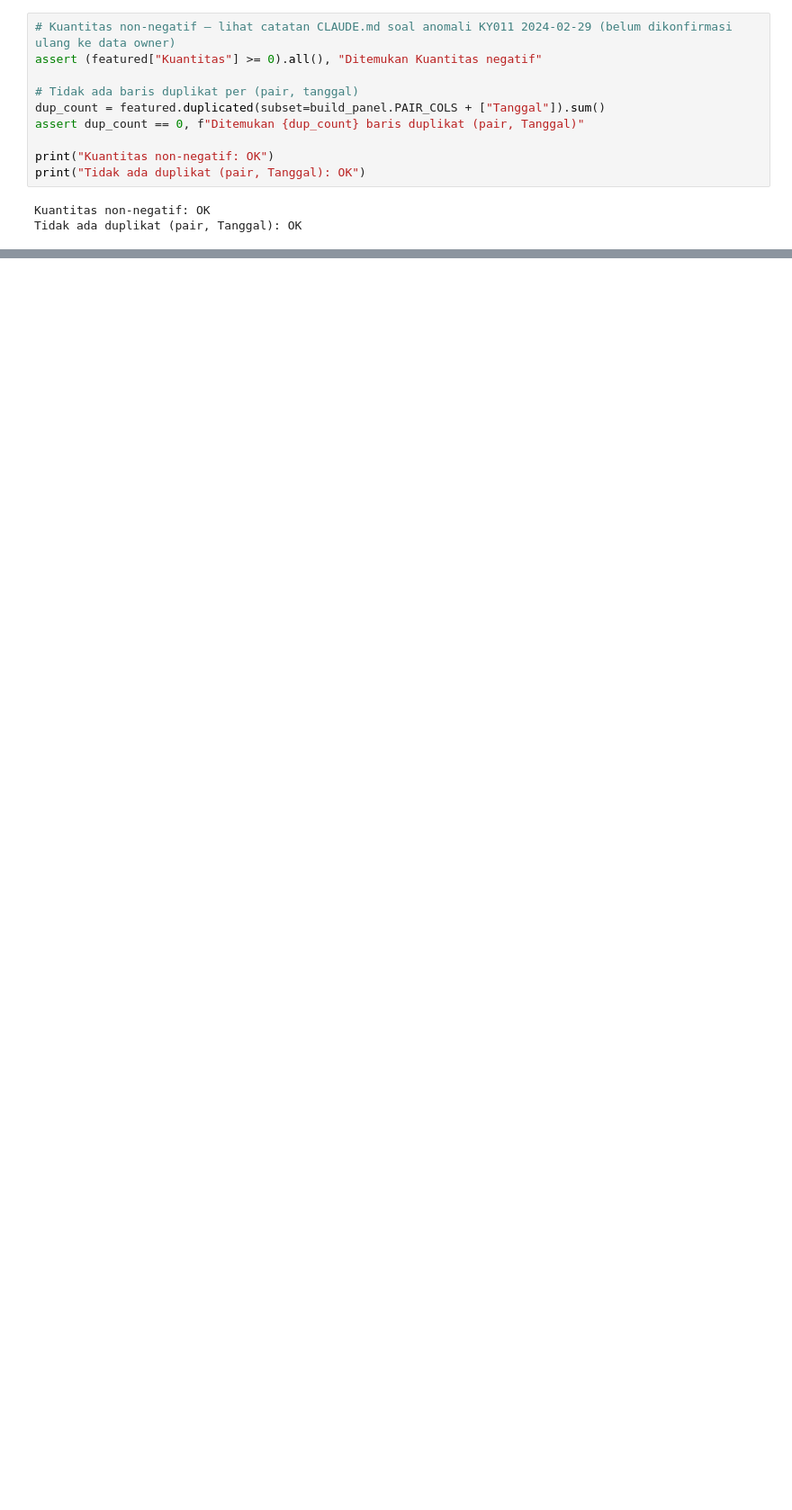
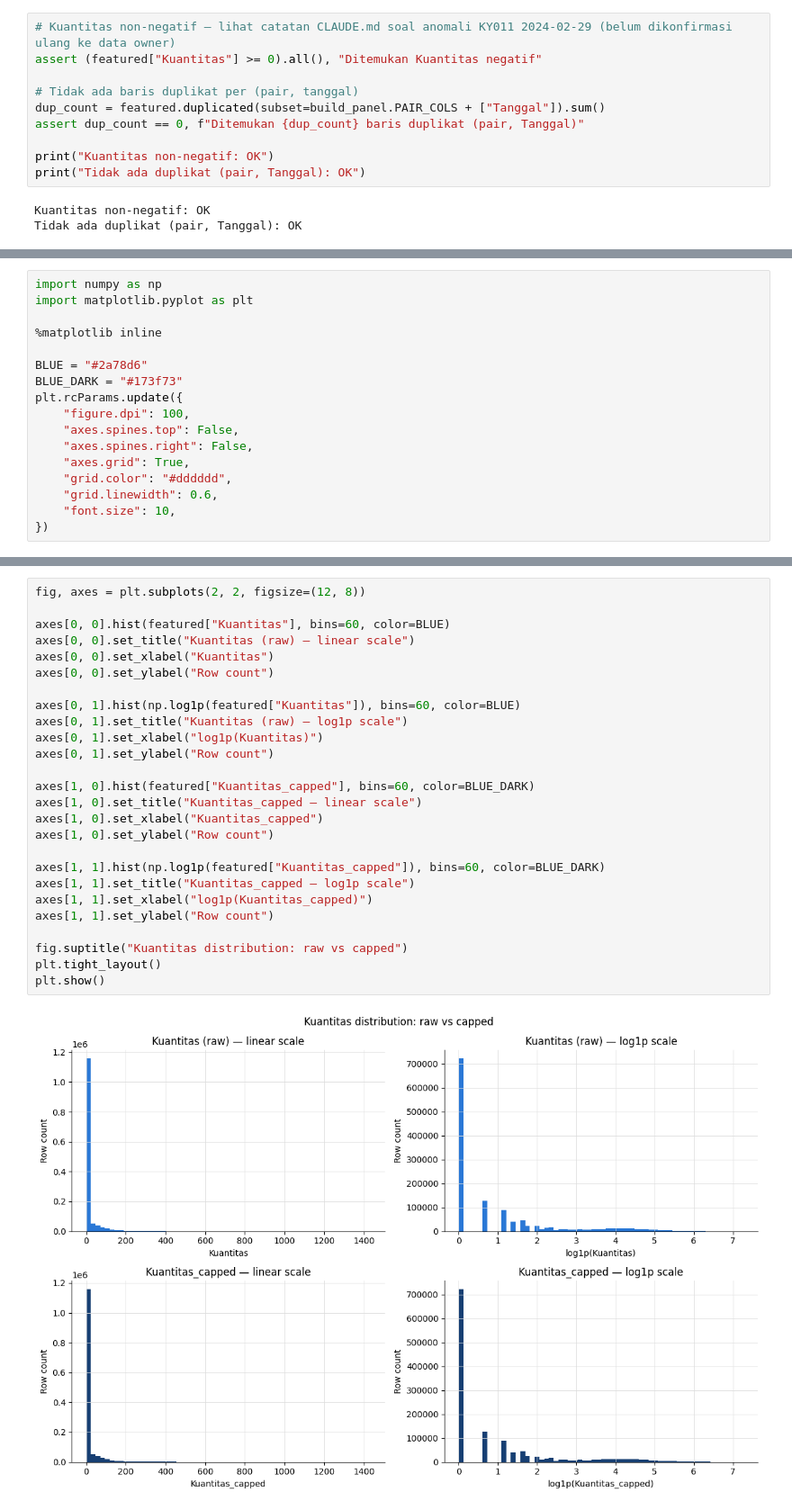
Before and after one commit to ramapdp/forecast-scm, a Jupyter notebook: notebook/data-processing.ipynb, the cells around one changed output, grey strips where cells are left out. Shown at 90% size. Cells and saved outputs as stored; diff of their text form; blank space fills up the shorter version.

```diff
--- a/notebook/data-processing.ipynb
+++ b/notebook/data-processing.ipynb
@@ -388,0 +428,17 @@ memory usage: 470.7+ MB
+# %%
+import numpy as np
+import matplotlib.pyplot as plt
+
+%matplotlib inline
+
+BLUE = "#2a78d6"
+BLUE_DARK = "#173f73"
+plt.rcParams.update({
+    "figure.dpi": 100,
+    "axes.spines.top": False,
+    "axes.spines.right": False,
+    "axes.grid": True,
+    "grid.color": "#dddddd",
+    "grid.linewidth": 0.6,
+    "font.size": 10,
+})
@@ -388,0 +453,28 @@ memory usage: 470.7+ MB
+# %%
+fig, axes = plt.subplots(2, 2, figsize=(12, 8))
+
+axes[0, 0].hist(featured["Kuantitas"], bins=60, color=BLUE)
+axes[0, 0].set_title("Kuantitas (raw) — linear scale")
+axes[0, 0].set_xlabel("Kuantitas")
+axes[0, 0].set_ylabel("Row count")
+
+axes[0, 1].hist(np.log1p(featured["Kuantitas"]), bins=60, color=BLUE)
+axes[0, 1].set_title("Kuantitas (raw) — log1p scale")
+axes[0, 1].set_xlabel("log1p(Kuantitas)")
+axes[0, 1].set_ylabel("Row count")
+
+axes[1, 0].hist(featured["Kuantitas_capped"], bins=60, color=BLUE_DARK)
+axes[1, 0].set_title("Kuantitas_capped — linear scale")
+axes[1, 0].set_xlabel("Kuantitas_capped")
+axes[1, 0].set_ylabel("Row count")
+
+axes[1, 1].hist(np.log1p(featured["Kuantitas_capped"]), bins=60, color=BLUE_DARK)
+axes[1, 1].set_title("Kuantitas_capped — log1p scale")
+axes[1, 1].set_xlabel("log1p(Kuantitas_capped)")
+axes[1, 1].set_ylabel("Row count")
+
+fig.suptitle("Kuantitas distribution: raw vs capped")
+plt.tight_layout()
+plt.show()
+# %% [output]
+[figure, added]
```
Also changed, not shown: parts of 26 cells of this notebook.
